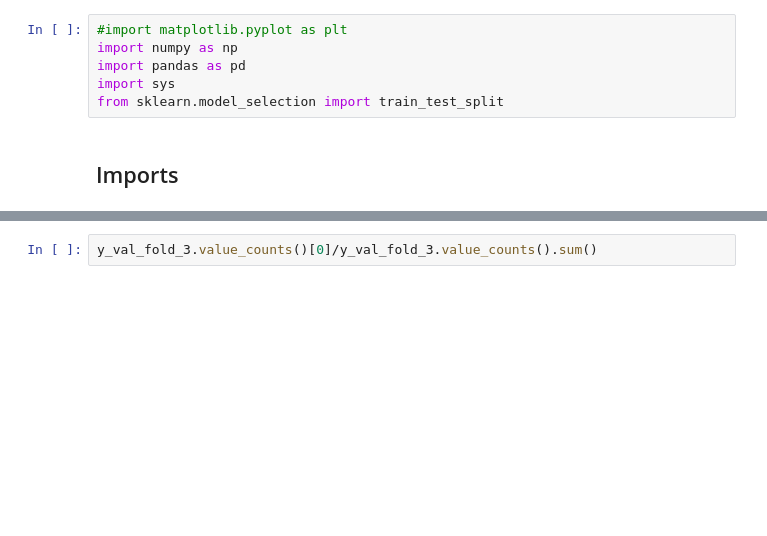
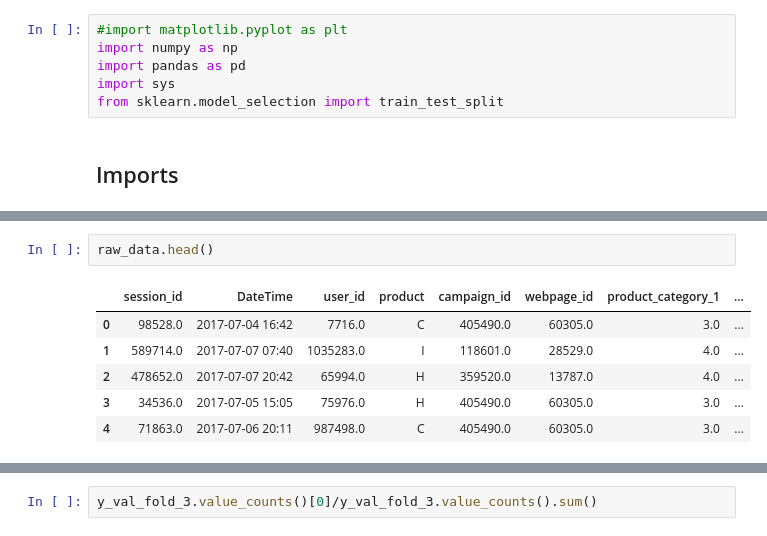
Before and after one commit to bagel-not-kaggle/YDATA-kaggle-assignment, a Jupyter notebook: notebooks/Exploring.ipynb, the cells around one changed output, grey strips where cells are left out. Cells and saved outputs as stored; diff of their text form; blank space fills up the shorter version.

```diff
--- a/notebooks/Exploring.ipynb
+++ b/notebooks/Exploring.ipynb
@@ -40,0 +101,9 @@ Column 'B' is categorical.
+# %%
+raw_data.head()
+# %% [output]
+|  | session_id | DateTime | user_id | product | campaign_id | webpage_id | product_category_1 | ... |
+| 0 | 98528.0 | 2017-07-04 16:42 | 7716.0 | C | 405490.0 | 60305.0 | 3.0 | ... |
+| 1 | 589714.0 | 2017-07-07 07:40 | 1035283.0 | I | 118601.0 | 28529.0 | 4.0 | ... |
+| 2 | 478652.0 | 2017-07-07 20:42 | 65994.0 | H | 359520.0 | 13787.0 | 4.0 | ... |
+| 3 | 34536.0 | 2017-07-05 15:05 | 75976.0 | H | 405490.0 | 60305.0 | 3.0 | ... |
+| 4 | 71863.0 | 2017-07-06 20:11 | 987498.0 | C | 405490.0 | 60305.0 | 3.0 | ... |
```
Also changed, not shown: parts of 14 cells of this notebook, 3 other files.
